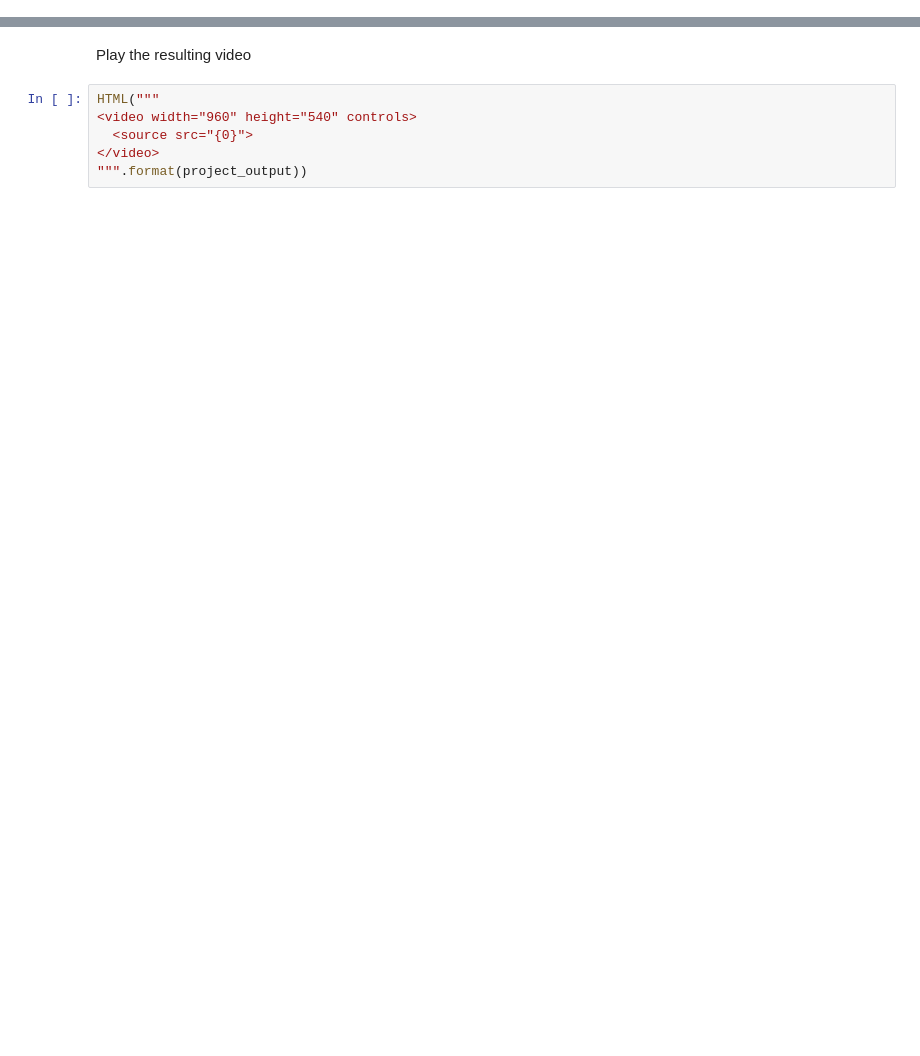
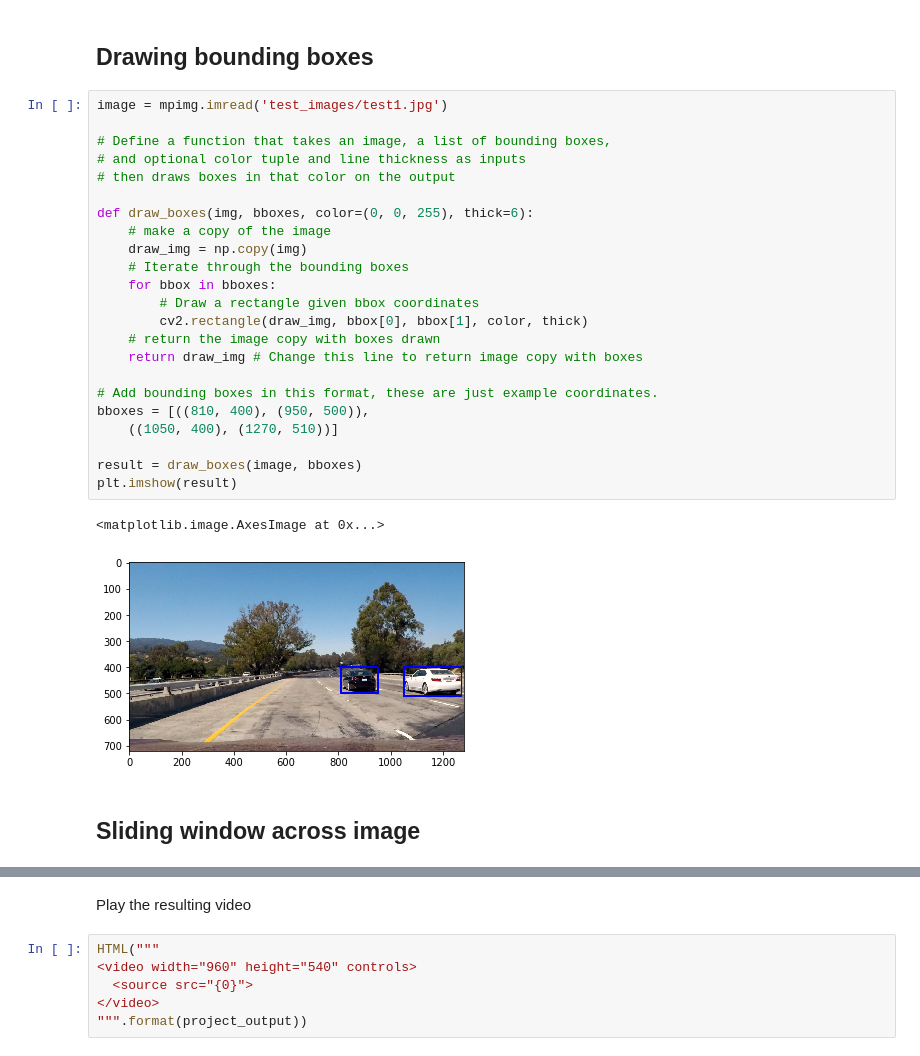
Before and after one commit to AndyKnight09/CarND-Vehicle-Detection, a Jupyter notebook: project.ipynb, the cells around one changed output, grey strips where cells are left out. Saved outputs shown, nothing was run; the diff lists cells and outputs as text; blank space fills up the shorter version.

```diff
--- a/project.ipynb
+++ b/project.ipynb
@@ -752,0 +362,30 @@ Search for cars in image
+# %% [markdown]
+## Drawing bounding boxes
+# %%
+image = mpimg.imread('test_images/test1.jpg')
+
+# Define a function that takes an image, a list of bounding boxes,
+# and optional color tuple and line thickness as inputs
+# then draws boxes in that color on the output
+
+def draw_boxes(img, bboxes, color=(0, 0, 255), thick=6):
+    # make a copy of the image
+    draw_img = np.copy(img)
+    # Iterate through the bounding boxes
+    for bbox in bboxes:
+        # Draw a rectangle given bbox coordinates
+        cv2.rectangle(draw_img, bbox[0], bbox[1], color, thick)
+    # return the image copy with boxes drawn
+    return draw_img # Change this line to return image copy with boxes
+
+# Add bounding boxes in this format, these are just example coordinates.
+bboxes = [((810, 400), (950, 500)),
+    ((1050, 400), (1270, 510))]
+
+result = draw_boxes(image, bboxes)
+plt.imshow(result)
+# %% [output]
+<matplotlib.image.AxesImage at 0x...>
+[figure, added]
+# %% [markdown]
+## Sliding window across image
```
Also changed, not shown: parts of 60 cells of this notebook, 2 other files.
